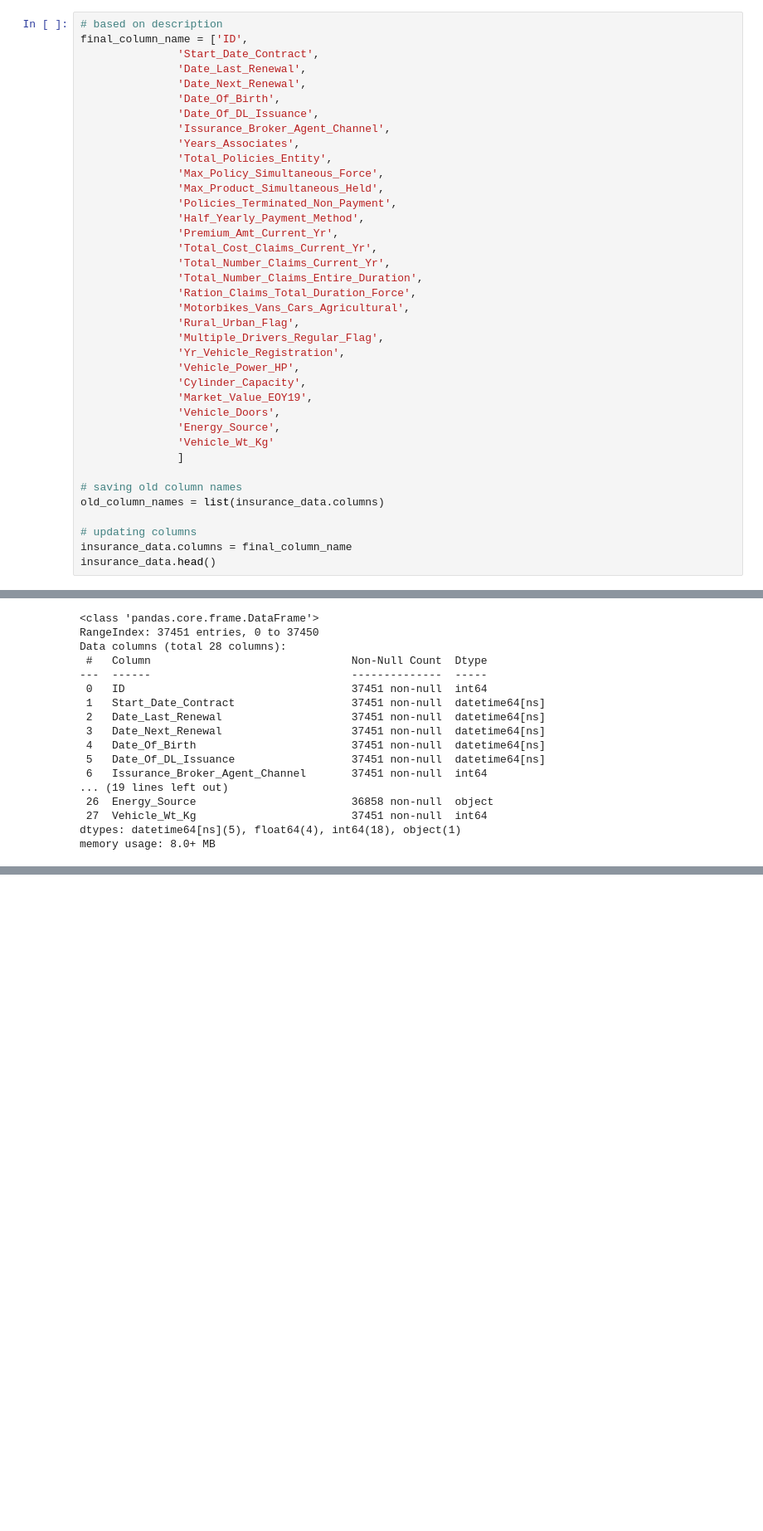
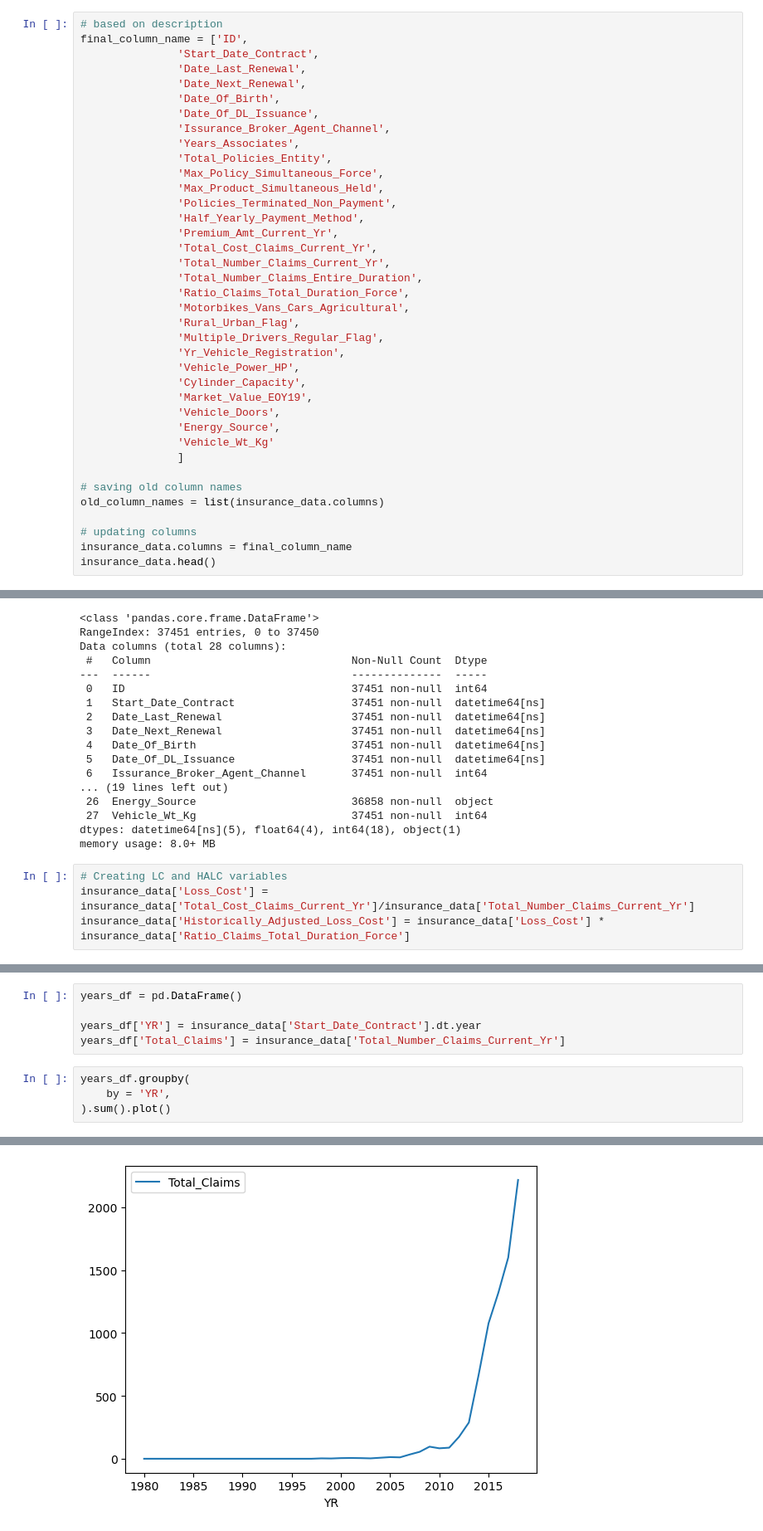
Before and after one commit to vivan-doshi/Insurance_claims, a Jupyter notebook: Exploration_notebook/exploring.ipynb, the cells around one changed output, grey strips where cells are left out. Shown: that part at 83% size. Cells and saved outputs as stored; diff of their text form; blank space fills up the shorter version.

Commit message:
Add more charts and exploration

```diff
--- a/Exploration_notebook/exploring.ipynb
+++ b/Exploration_notebook/exploring.ipynb
@@ -43,7 +44,7 @@ final_column_name = ['ID',
                'Total_Cost_Claims_Current_Yr',
                'Total_Number_Claims_Current_Yr',
                'Total_Number_Claims_Entire_Duration',
-               'Ration_Claims_Total_Duration_Force',
+               'Ratio_Claims_Total_Duration_Force',
                'Motorbikes_Vans_Cars_Agricultural',
                'Rural_Urban_Flag',
                'Multiple_Drivers_Regular_Flag',
@@ -130,3 +131,7 @@ Data columns (total 28 columns):
  27  Vehicle_Wt_Kg                        37451 non-null  int64
 dtypes: datetime64[ns](5), float64(4), int64(18), object(1)
 memory usage: 8.0+ MB
+# %%
+# Creating LC and HALC variables
+insurance_data['Loss_Cost'] = insurance_data['Total_Cost_Claims_Current_Yr']/insurance_data['Total_Number_Claims_Current_Yr']
+insurance_data['Historically_Adjusted_Loss_Cost'] = insurance_data['Loss_Cost'] * insurance_data['Ratio_Claims_Total_Duration_Force']
@@ -132,0 +334,10 @@ memory usage: 8.0+ MB
+# %%
+years_df = pd.DataFrame()
+
+years_df['YR'] = insurance_data['Start_Date_Contract'].dt.year
+years_df['Total_Claims'] = insurance_data['Total_Number_Claims_Current_Yr']
+# %%
+years_df.groupby(
+    by = 'YR',
+).sum().plot()
+# %% [output]
@@ -132,0 +346 @@ memory usage: 8.0+ MB
+[figure, added]
```
Also changed, not shown: parts of 35 cells of this notebook.
